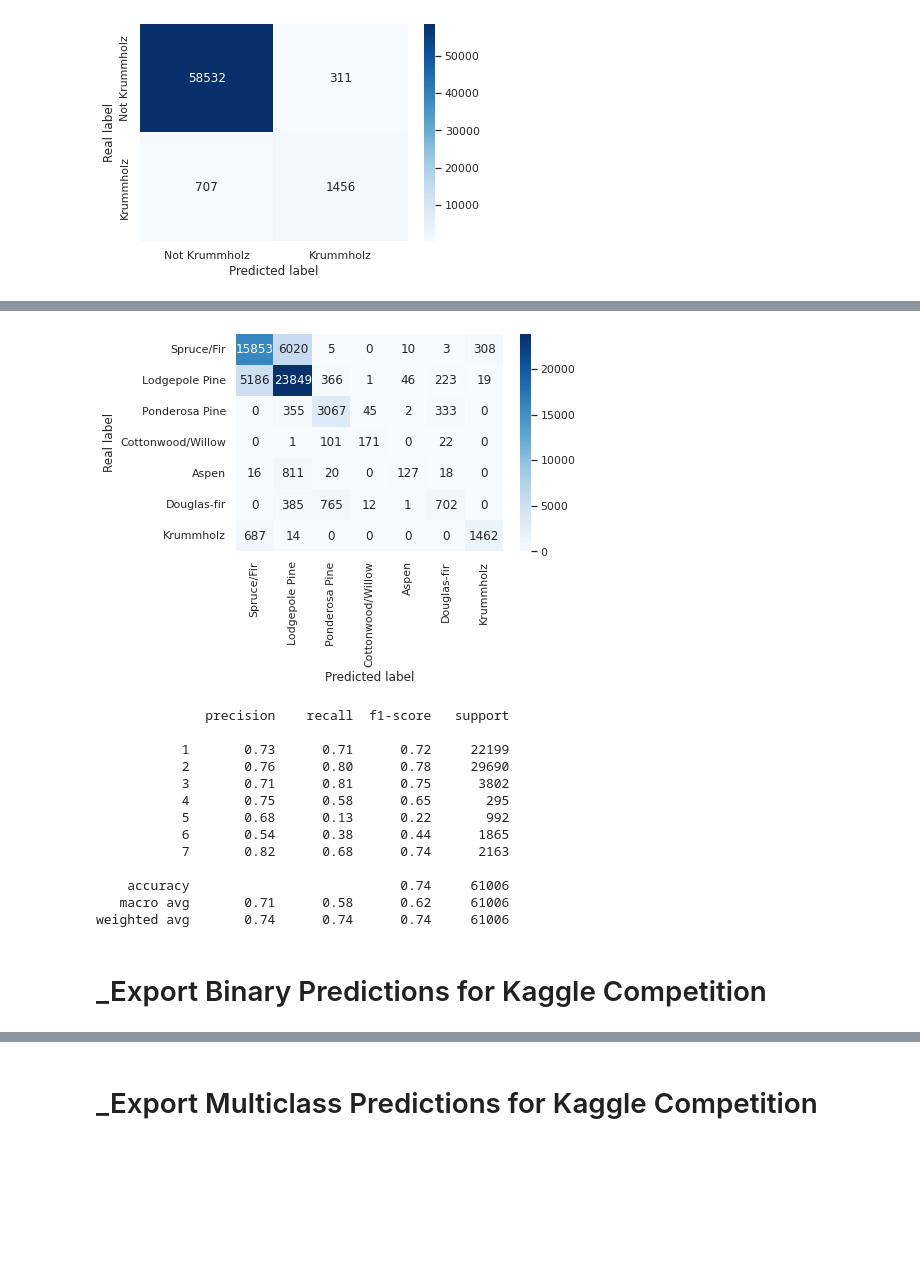
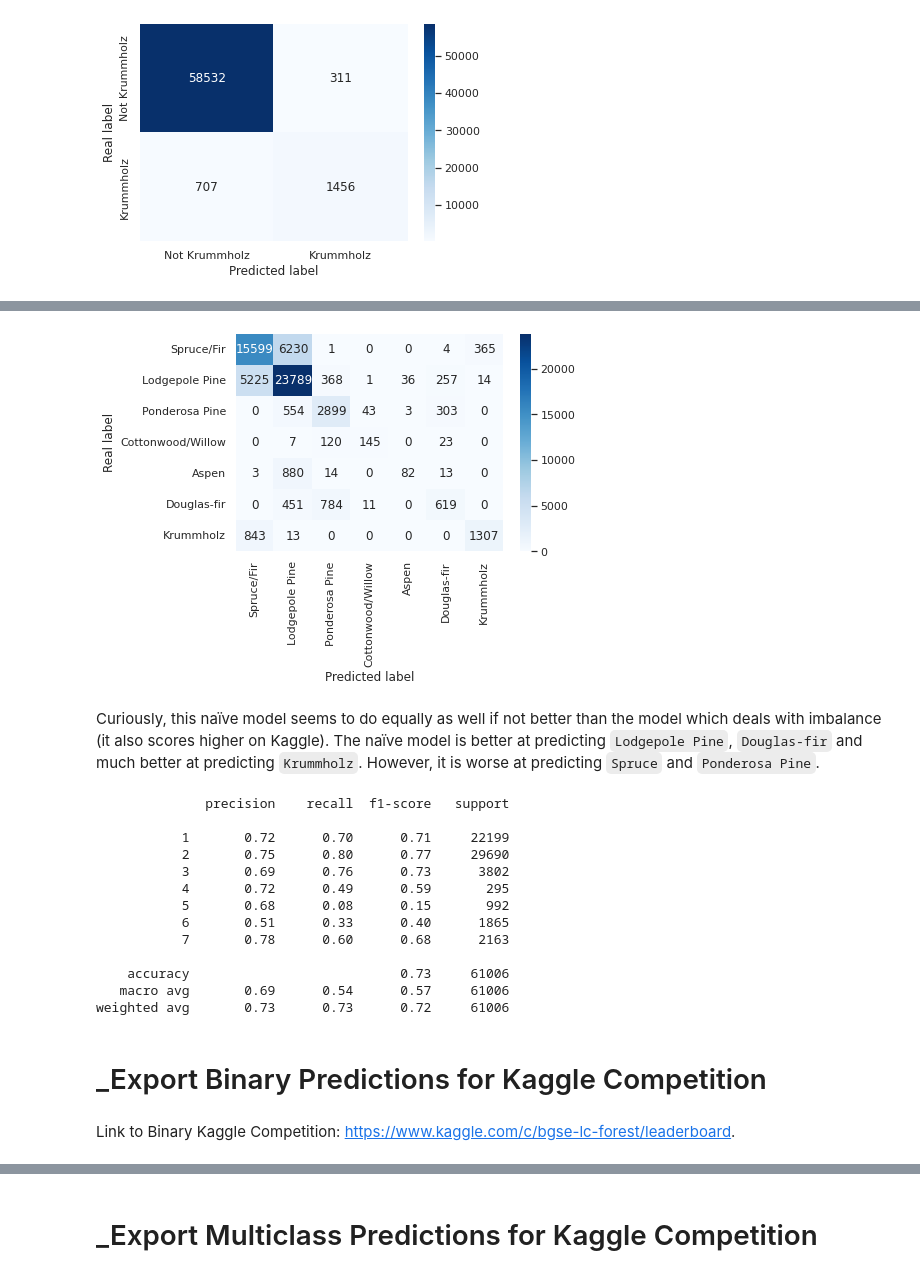
Before and after one commit to MathiasSchindlerCPH/BSE-CML1-repo, a Jupyter notebook: Project_2/main_CML-CDS_project2_classification.ipynb, the cells around one changed output, grey strips where cells are left out. Saved outputs shown, nothing was run; the diff lists cells and outputs as text; code cells hidden in the pictures; blank space fills up the shorter version.

```diff
--- a/Project_2/main_CML-CDS_project2_classification.ipynb
+++ b/Project_2/main_CML-CDS_project2_classification.ipynb
@@ -289,0 +308,7 @@ df_test_for_predict = pd.concat([df_test_dumm, df_test_poly_scl], axis = 1)
+# %%
+# Apply PCA to training data
+pca_base = PCA(n_components=None)
+pca_base.fit(df_train_for_reg)
+
+# Make scree plot
+my_fcts.make_scree_plot(pca_base)
@@ -289,0 +319,12 @@ df_test_for_predict = pd.concat([df_test_dumm, df_test_poly_scl], axis = 1)
+# %%
+# Instantiate PCA with 40 components
+pca = PCA(n_components=40)
+
+# Fit to training data
+X_pca = pca.fit(df_train_for_reg)
+
+# Transform train and test with the pipeline fittes on train data
+X_pca_train, X_pca_test = pca.transform(df_train_for_reg), pca.transform(df_test_for_predict)
+
+# pd.dataframes
+X_pca_train, X_pca_test = pd.DataFrame(X_pca_train, index = df_train_for_reg.index), pd.DataFrame(X_pca_test, index = df_test_for_predict.index)
@@ -471,15 +758,14 @@ Name: Cover_Type, dtype: int64
 # %%
-#Instantiate logistic regression
-logit_multi = LogisticRegression(penalty='l2', C=100.0,
+#Instantiate and fit
+logit_multi_naive = LogisticRegression(penalty='l2', C=100,
                            fit_intercept=True,
+                           #class_weight= 'balanced',
                            multi_class = 'multinomial',
-                           solver= 'lbfgs',
-                           max_iter=1000)
+                           solver= 'lbfgs', #<- 'liblinear' not allowed for multiclass
+                           max_iter=5000)
 
-#Fit
-logit_multi.fit(df_train_for_reg,target_multi) # Run time: 1m 23s
 
-#Predicted classes
-p_hat_multi = logit_multi.predict(df_train_for_reg)
-p_hat_multi = pd.DataFrame(p_hat_multi)
-p_hat_multi
+logit_multi_naive.fit(X_pca_train, target_multi)
+
+#Point predict
+y_hat_naive = logit_multi_naive.predict(X_pca_train)
@@ -531,29 +772,34 @@ dtype: int64
 # %%
-# Confusion Matrix
-cm_multi =  confusion_matrix(y_pred=p_hat_multi,
+cm_multi_naive =  confusion_matrix(y_pred=y_hat_naive,
                              y_true=target_multi,
                              labels=[1,2,3,4,5,6,7])
-my_fcts.plot_confusion_matrix(cm_multi, class_labels_multi)
+
+class_labels_multi = ['Spruce/Fir', 'Lodgepole Pine', 'Ponderosa Pine', 'Cottonwood/Willow', 'Aspen', 'Douglas-fir', 'Krummholz']
+my_fcts.plot_confusion_matrix(cm_multi_naive, class_labels_multi)
 # %% [output]
-[figure, old version]
+[figure, new version]
+# %% [markdown]
+Curiously, this naïve model seems to do equally as well if not better than the model which deals with imbalance (it also scores higher on Kaggle). The naïve model is better at predicting `Lodgepole Pine`, `Douglas-fir` and much better at predicting `Krummholz`. However, it is worse at predicting ``Spruce`` and `Ponderosa Pine`.
 # %%
 # Classification Report
-print(classification_report(y_true = target_multi, y_pred = p_hat_multi))
+print(classification_report(y_true = target_multi, y_pred = y_hat_naive))
 # %% [output]
               precision    recall  f1-score   support
 
-           1       0.73      0.71      0.72     22199
-           2       0.76      0.80      0.78     29690
-           3       0.71      0.81      0.75      3802
-           4       0.75      0.58      0.65       295
-           5       0.68      0.13      0.22       992
-           6       0.54      0.38      0.44      1865
-           7       0.82      0.68      0.74      2163
+           1       0.72      0.70      0.71     22199
+           2       0.75      0.80      0.77     29690
+           3       0.69      0.76      0.73      3802
+           4       0.72      0.49      0.59       295
+           5       0.68      0.08      0.15       992
+           6       0.51      0.33      0.40      1865
+           7       0.78      0.60      0.68      2163
 
-    accuracy                           0.74     61006
-   macro avg       0.71      0.58      0.62     61006
-weighted avg       0.74      0.74      0.74     61006
+    accuracy                           0.73     61006
+   macro avg       0.69      0.54      0.57     61006
+weighted avg       0.73      0.73      0.72     61006
 # %% [markdown]
 # _Export Binary Predictions for Kaggle Competition
+# %% [markdown]
+Link to Binary Kaggle Competition: [https://www.kaggle.com/c/bgse-lc-forest/leaderboard](https://www.kaggle.com/c/bgse-lc-forest/leaderboard).
 # %%
 # Dataframe for submission w. imb. predictions
```
Also changed, not shown: parts of 91 cells of this notebook.
